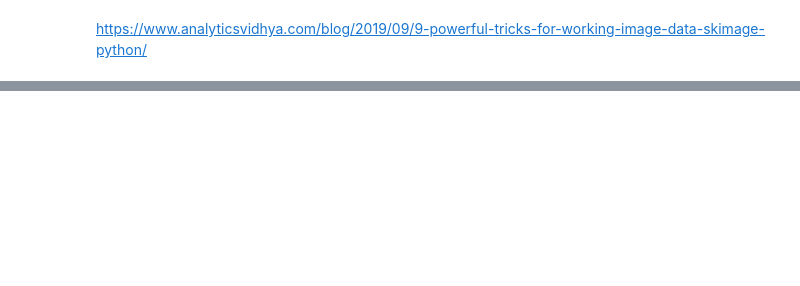
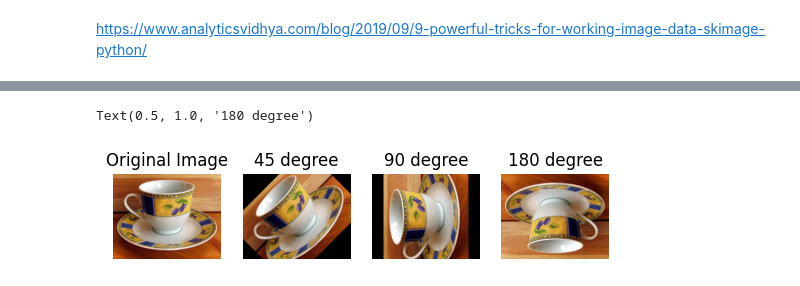
Before and after one commit to sikha2552/Towards_Data_science_Blog1, a Jupyter notebook: Part1.ipynb, the cells around one changed output, grey strips where cells are left out. Drawn from its saved outputs; the diff is of its cells as text; code cells hidden in the pictures; blank space fills up the shorter version.

```diff
--- a/Part1.ipynb
+++ b/Part1.ipynb
@@ -161,0 +176,17 @@ https://www.analyticsvidhya.com/blog/2019/09/9-powerful-tricks-for-working-image
+# %%
+from numpy import fliplr,flipud
+teacup=im_gray=imread('/content/drive/MyDrive/MY_Learnings/BLOGS/tea.jpg')
+im_horizontal=fliplr(teacup)
+im_vertical=flipud(teacup)
+plt.subplot(131);
+plt.imshow(teacup)
+plt.axis('off')
+plt.title("Original Image")
+plt.subplot(132);
+plt.imshow(im_horizontal)
+plt.axis('off')
+plt.title("Flipped Horizontally")
+plt.subplot(133);
+plt.imshow(im_vertical)
+plt.axis('off')
+plt.title("Flipped Vertically")
@@ -161,0 +196,24 @@ https://www.analyticsvidhya.com/blog/2019/09/9-powerful-tricks-for-working-image
+# %%
+from skimage.transform import rotate
+imrotate1=rotate(teacup, angle=45)
+plt.subplot(141);
+plt.imshow(teacup)
+plt.axis('off')
+plt.title("Original Image")
+plt.subplot(142);
+plt.imshow(imrotate1)
+plt.axis('off')
+plt.title("45 degree")
+imrotate2=rotate(teacup, angle=90)
+plt.subplot(143);
+plt.imshow(imrotate2)
+plt.axis('off')
+plt.title("90 degree")
+imrotate3=rotate(teacup, angle=180)
+plt.subplot(144);
+plt.imshow(imrotate3)
+plt.axis('off')
+plt.title("180 degree")
+# %% [output]
+Text(0.5, 1.0, '180 degree')
+[figure, added]
```
Also changed, not shown: parts of 15 cells of this notebook.
